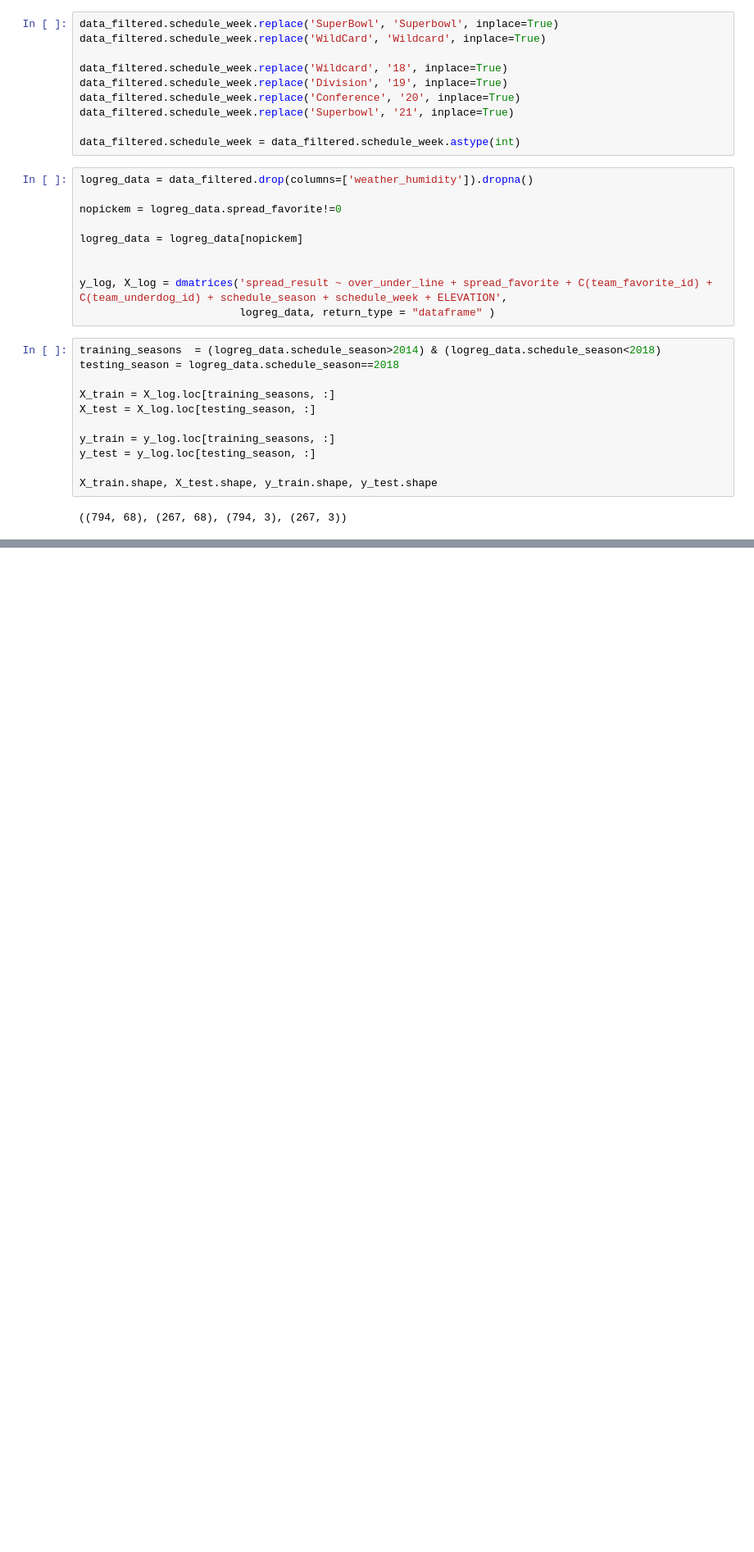
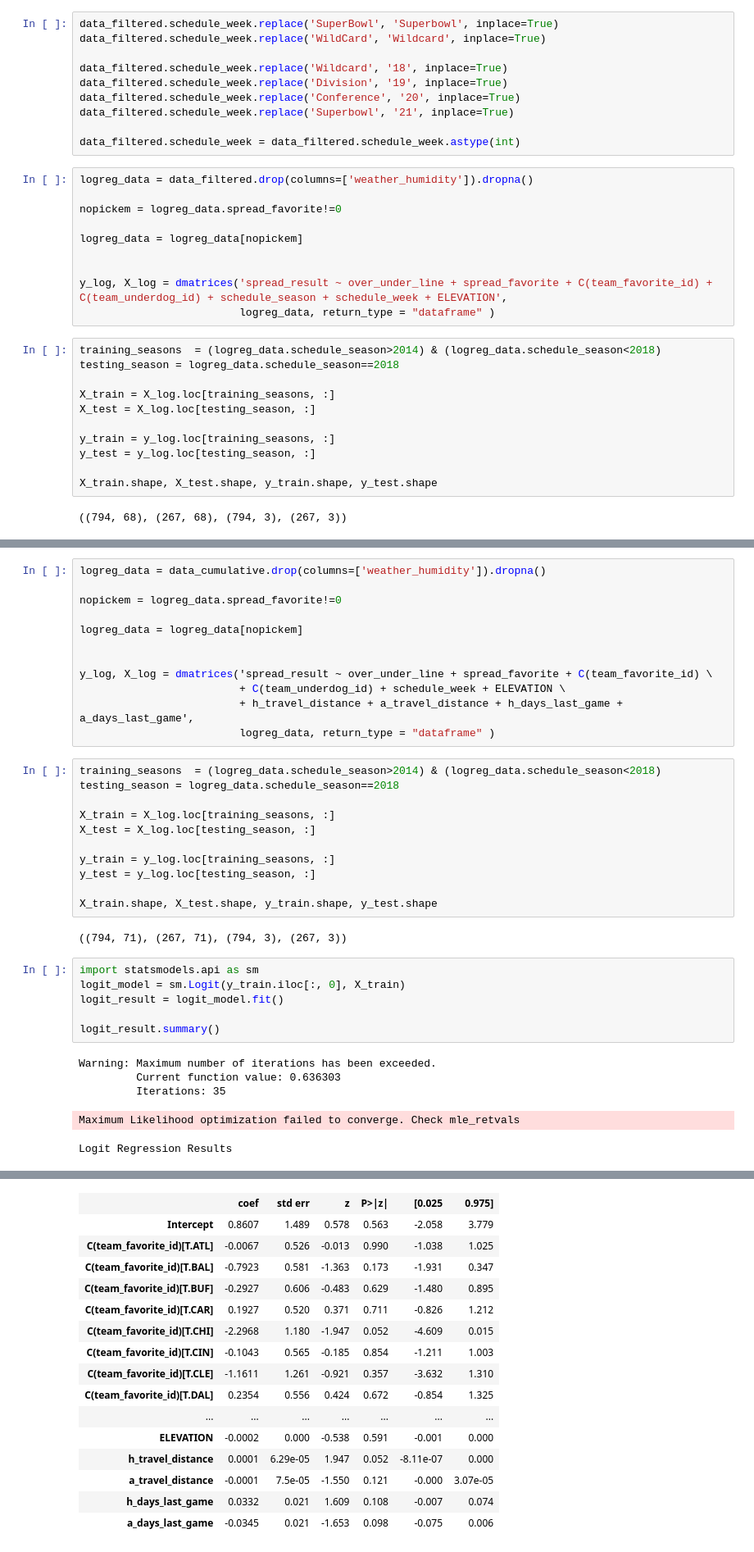
Before and after one commit to ortsed/mod5_project, a Jupyter notebook: NFL Betting Sandbox.ipynb, the cells around one changed output, grey strips where cells are left out. Shown at 82% size. Saved outputs shown, nothing was run; the diff lists cells and outputs as text; blank space fills up the shorter version.

```diff
--- a/NFL Betting Sandbox.ipynb
+++ b/NFL Betting Sandbox.ipynb
@@ -562,0 +971,37 @@ Logit Regression Results
+# %%
+logreg_data = data_cumulative.drop(columns=['weather_humidity']).dropna()
+
+nopickem = logreg_data.spread_favorite!=0
+
+logreg_data = logreg_data[nopickem]
+
+
+y_log, X_log = dmatrices('spread_result ~ over_under_line + spread_favorite + C(team_favorite_id) \
+                         + C(team_underdog_id) + schedule_week + ELEVATION \
+                         + h_travel_distance + a_travel_distance + h_days_last_game + a_days_last_game',
+                         logreg_data, return_type = "dataframe" )
+# %%
+training_seasons  = (logreg_data.schedule_season>2014) & (logreg_data.schedule_season<2018)
+testing_season = logreg_data.schedule_season==2018
+
+X_train = X_log.loc[training_seasons, :]
+X_test = X_log.loc[testing_season, :]
+
+y_train = y_log.loc[training_seasons, :]
+y_test = y_log.loc[testing_season, :]
+
+X_train.shape, X_test.shape, y_train.shape, y_test.shape
+# %% [output]
+((794, 71), (267, 71), (794, 3), (267, 3))
+# %%
+import statsmodels.api as sm
+logit_model = sm.Logit(y_train.iloc[:, 0], X_train)
+logit_result = logit_model.fit()
+
+logit_result.summary()
+# %% [output]
+Warning: Maximum number of iterations has been exceeded.
+         Current function value: 0.636303
+         Iterations: 35
+Maximum Likelihood optimization failed to converge. Check mle_retvals
+Logit Regression Results
@@ -562,0 +1015,16 @@ Logit Regression Results
+|  | coef | std err | z | P>|z| | [0.025 | 0.975] |
+| Intercept | 0.8607 | 1.489 | 0.578 | 0.563 | -2.058 | 3.779 |
+| C(team_favorite_id)[T.ATL] | -0.0067 | 0.526 | -0.013 | 0.990 | -1.038 | 1.025 |
+| C(team_favorite_id)[T.BAL] | -0.7923 | 0.581 | -1.363 | 0.173 | -1.931 | 0.347 |
+| C(team_favorite_id)[T.BUF] | -0.2927 | 0.606 | -0.483 | 0.629 | -1.480 | 0.895 |
+| C(team_favorite_id)[T.CAR] | 0.1927 | 0.520 | 0.371 | 0.711 | -0.826 | 1.212 |
+| C(team_favorite_id)[T.CHI] | -2.2968 | 1.180 | -1.947 | 0.052 | -4.609 | 0.015 |
+| C(team_favorite_id)[T.CIN] | -0.1043 | 0.565 | -0.185 | 0.854 | -1.211 | 1.003 |
+| C(team_favorite_id)[T.CLE] | -1.1611 | 1.261 | -0.921 | 0.357 | -3.632 | 1.310 |
+| C(team_favorite_id)[T.DAL] | 0.2354 | 0.556 | 0.424 | 0.672 | -0.854 | 1.325 |
+| ... | ... | ... | ... | ... | ... | ... |
+| ELEVATION | -0.0002 | 0.000 | -0.538 | 0.591 | -0.001 | 0.000 |
+| h_travel_distance | 0.0001 | 6.29e-05 | 1.947 | 0.052 | -8.11e-07 | 0.000 |
+| a_travel_distance | -0.0001 | 7.5e-05 | -1.550 | 0.121 | -0.000 | 3.07e-05 |
+| h_days_last_game | 0.0332 | 0.021 | 1.609 | 0.108 | -0.007 | 0.074 |
+| a_days_last_game | -0.0345 | 0.021 | -1.653 | 0.098 | -0.075 | 0.006 |
```
Also changed, not shown: parts of 36 cells of this notebook.
